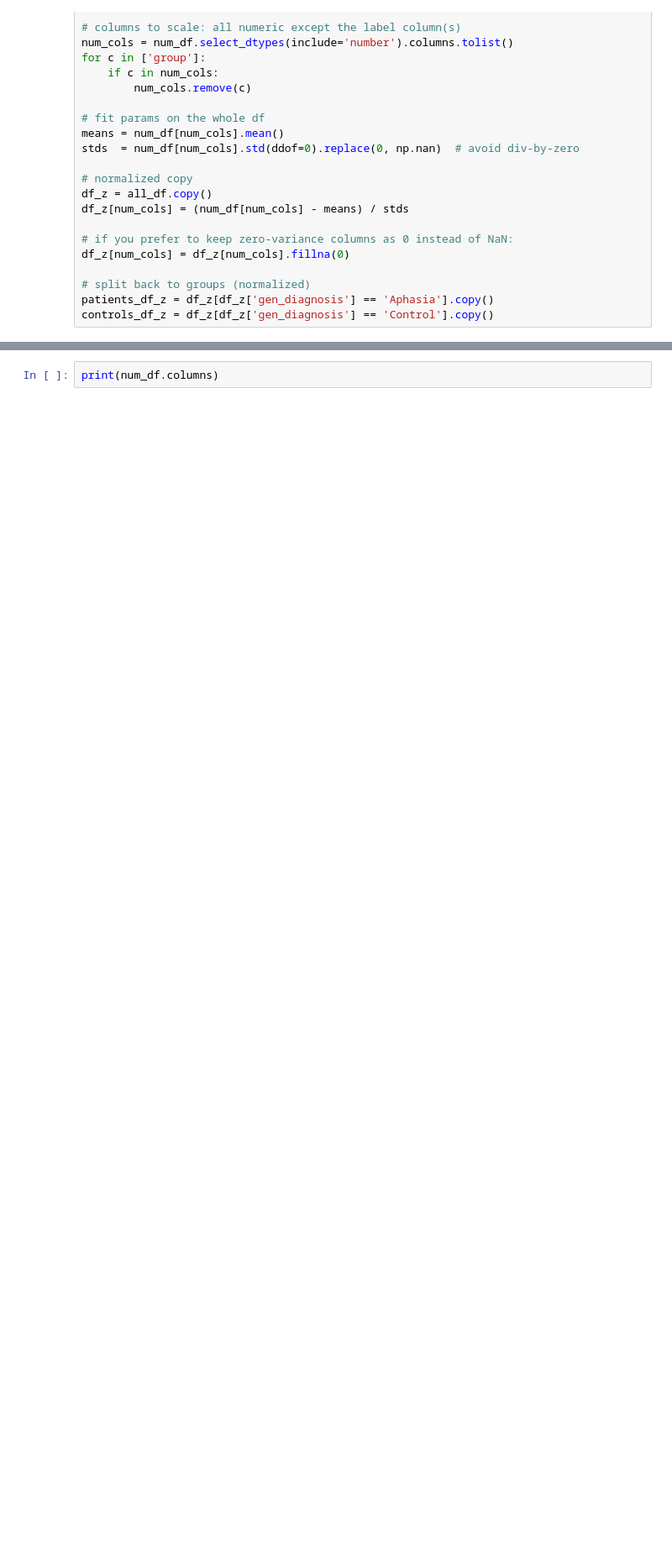
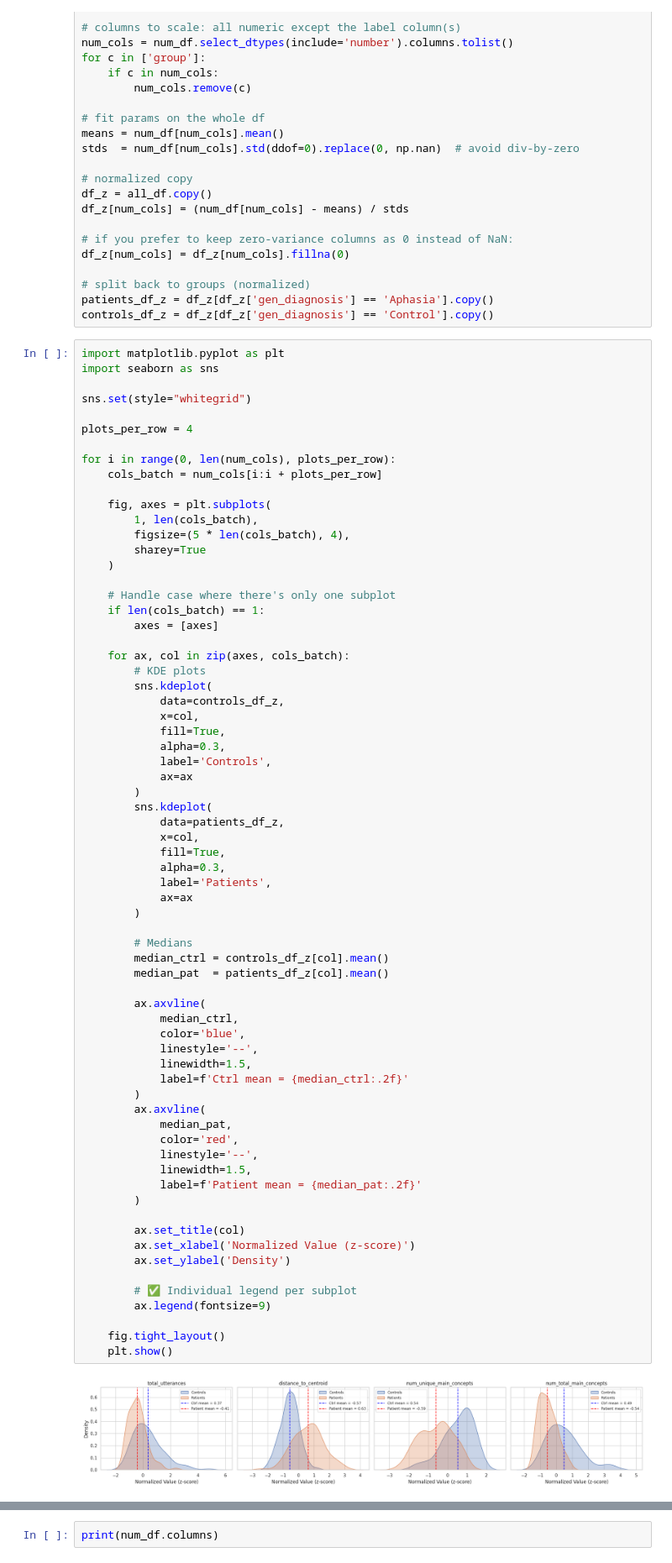
Before and after one commit to cassielee04/mainconcpet_analysis, a Jupyter notebook: src/notebooks/aphasia_controls_mainconcept_update.ipynb, the cells around one changed output, grey strips where cells are left out. Shown at 84% size. Drawn from its saved outputs; the diff is of its cells as text; blank space fills up the shorter version.

```diff
--- a/src/notebooks/aphasia_controls_mainconcept_update.ipynb
+++ b/src/notebooks/aphasia_controls_mainconcept_update.ipynb
@@ -256,3 +256,73 @@ df_z[num_cols] = df_z[num_cols].fillna(0)
 # split back to groups (normalized)
 patients_df_z = df_z[df_z['gen_diagnosis'] == 'Aphasia'].copy()
 controls_df_z = df_z[df_z['gen_diagnosis'] == 'Control'].copy()
+# %%
+import matplotlib.pyplot as plt
+import seaborn as sns
+
+sns.set(style="whitegrid")
+
+plots_per_row = 4
+
+for i in range(0, len(num_cols), plots_per_row):
+    cols_batch = num_cols[i:i + plots_per_row]
+
+    fig, axes = plt.subplots(
+        1, len(cols_batch),
+        figsize=(5 * len(cols_batch), 4),
+        sharey=True
+    )
+
+    # Handle case where there's only one subplot
+    if len(cols_batch) == 1:
+        axes = [axes]
+
+    for ax, col in zip(axes, cols_batch):
+        # KDE plots
+        sns.kdeplot(
+            data=controls_df_z,
+            x=col,
+            fill=True,
+            alpha=0.3,
+            label='Controls',
+            ax=ax
+        )
+        sns.kdeplot(
+            data=patients_df_z,
+            x=col,
+            fill=True,
+            alpha=0.3,
+            label='Patients',
+            ax=ax
+        )
+
+        # Medians
+        median_ctrl = controls_df_z[col].mean()
+        median_pat  = patients_df_z[col].mean()
+
+        ax.axvline(
+            median_ctrl,
+            color='blue',
+            linestyle='--',
+            linewidth=1.5,
+            label=f'Ctrl mean = {median_ctrl:.2f}'
+        )
+        ax.axvline(
+            median_pat,
+            color='red',
+            linestyle='--',
+            linewidth=1.5,
+            label=f'Patient mean = {median_pat:.2f}'
+        )
+
+        ax.set_title(col)
+        ax.set_xlabel('Normalized Value (z-score)')
+        ax.set_ylabel('Density')
+
+        # ✅ Individual legend per subplot
+        ax.legend(fontsize=9)
+
+    fig.tight_layout()
+    plt.show()
+# %% [output]
+[figure, added]
```
Also changed, not shown: parts of 1 cell of this notebook, 2 other files.
